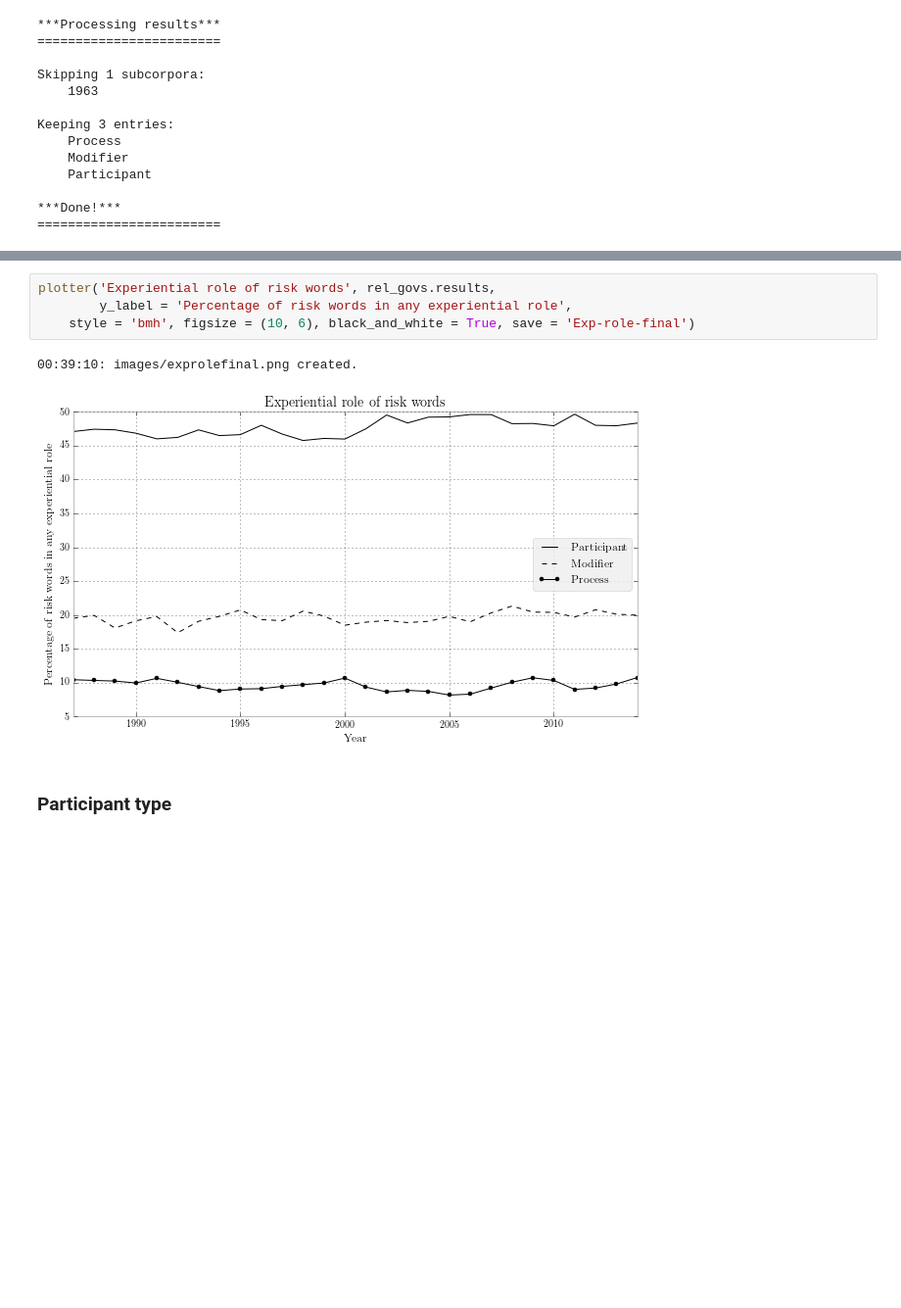
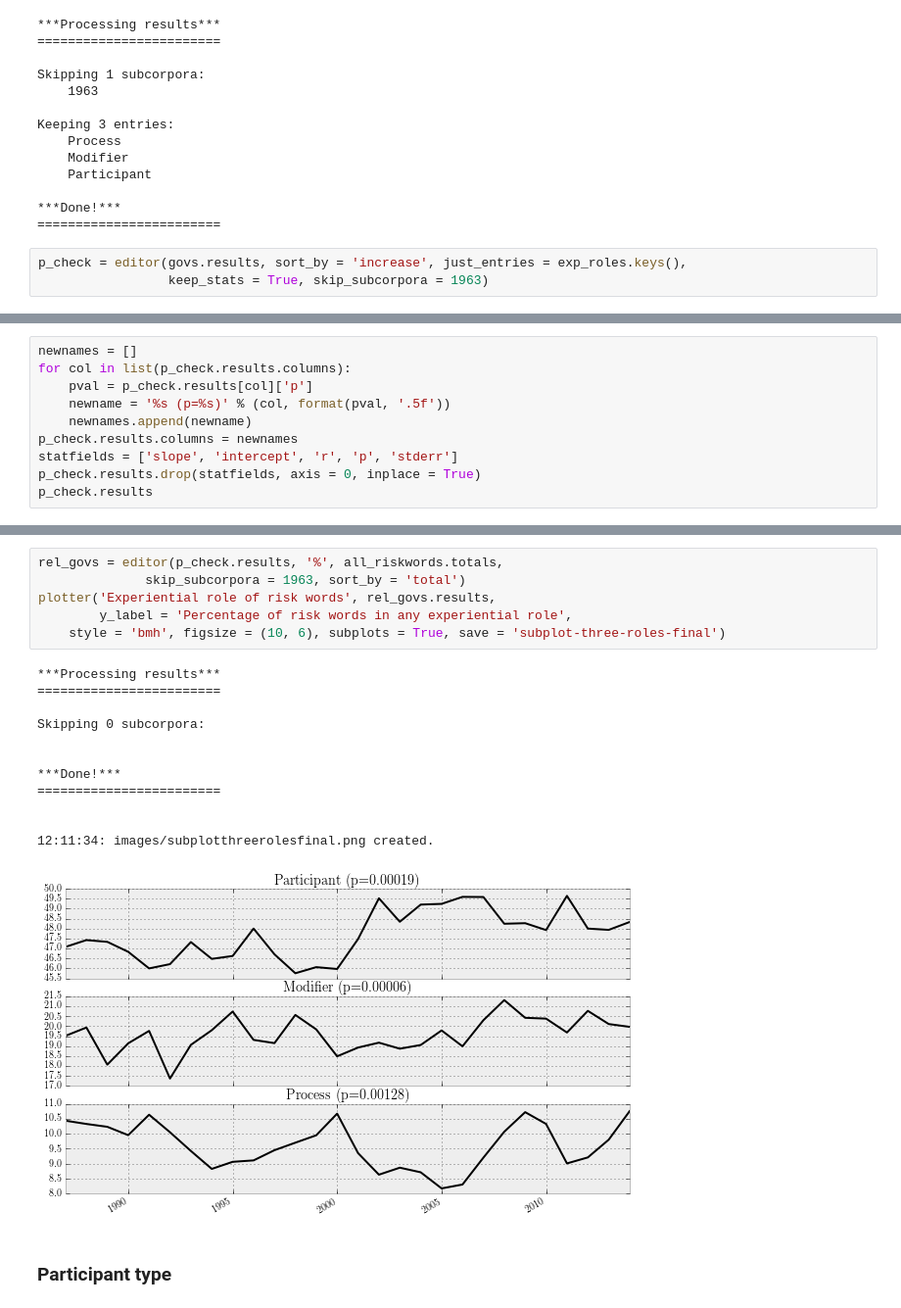
Before and after one commit to interrogator/risk, a Jupyter notebook: book_chapter_figures.ipynb, the cells around one changed output, grey strips where cells are left out. Shown at 98% size. Cells and saved outputs as stored; diff of their text form; blank space fills up the shorter version.

```diff
--- a/book_chapter_figures.ipynb
+++ b/book_chapter_figures.ipynb
@@ -700,3 +699,6 @@ Keeping 3 entries:
 
 ***Done!***
 ========================
+# %%
+p_check = editor(govs.results, sort_by = 'increase', just_entries = exp_roles.keys(),
+                 keep_stats = True, skip_subcorpora = 1963)
@@ -702,0 +729,10 @@ Keeping 3 entries:
+# %%
+newnames = []
+for col in list(p_check.results.columns):
+    pval = p_check.results[col]['p']
+    newname = '%s (p=%s)' % (col, format(pval, '.5f'))
+    newnames.append(newname)
+p_check.results.columns = newnames
+statfields = ['slope', 'intercept', 'r', 'p', 'stderr']
+p_check.results.drop(statfields, axis = 0, inplace = True)
+p_check.results
@@ -703,10 +753,22 @@ Keeping 3 entries:
 # %%
+rel_govs = editor(p_check.results, '%', all_riskwords.totals,
+              skip_subcorpora = 1963, sort_by = 'total')
 plotter('Experiential role of risk words', rel_govs.results,
         y_label = 'Percentage of risk words in any experiential role',
-    style = 'bmh', figsize = (10, 6), black_and_white = True, save = 'Exp-role-final')
+    style = 'bmh', figsize = (10, 6), subplots = True, save = 'subplot-three-roles-final')
 # %% [output]
-00:39:10: images/exprolefinal.png created.
+***Processing results***
+========================
+
+Skipping 0 subcorpora:
+
+
+***Done!***
+========================
+
+
+12:11:34: images/subplotthreerolesfinal.png created.
-[figure, old version]
+[figure, new version]
 # %% [markdown]
 ### Participant type
 # %%
```
Also changed, not shown: parts of 17 cells of this notebook, 2 other files.
